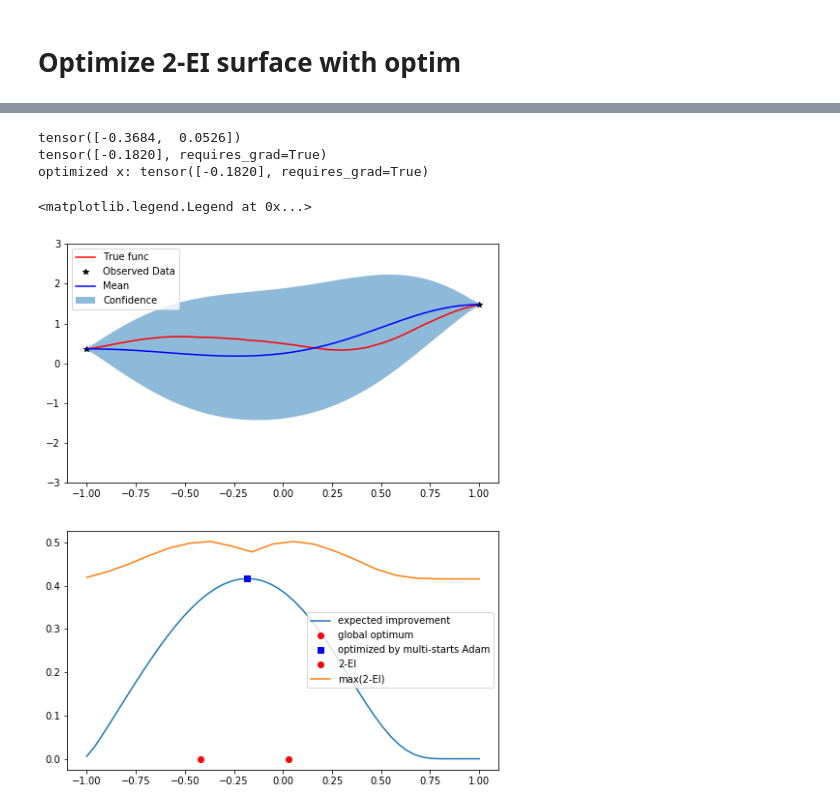
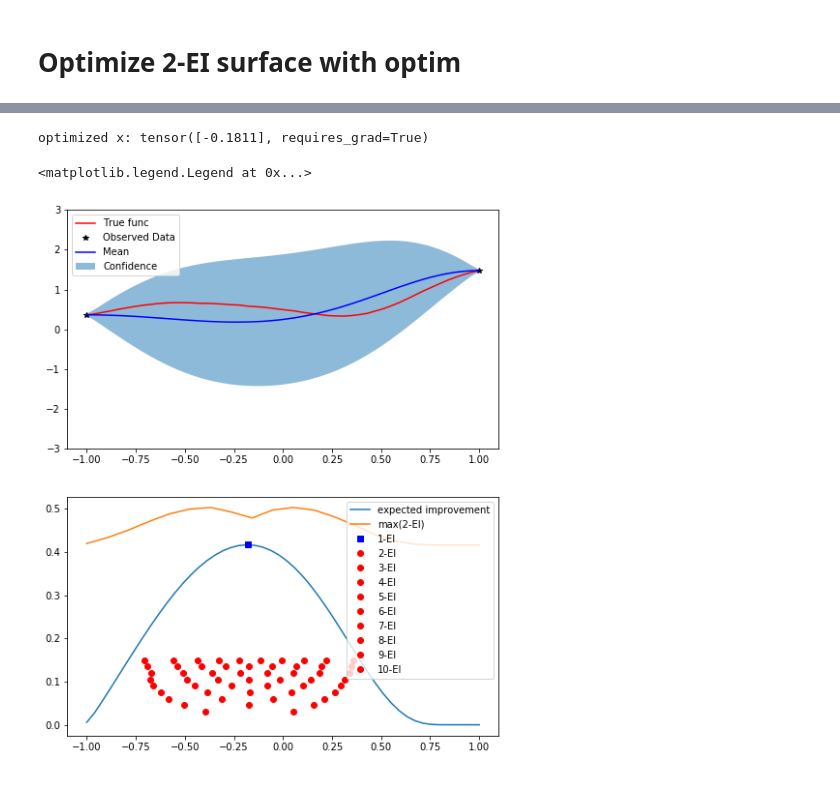
Before and after one commit to daidaixiong/gpytorch, a Jupyter notebook: examples/12_Bayesian_Optimization/bayesopt.ipynb, the cells around one changed output, grey strips where cells are left out. Drawn from its saved outputs; the diff is of its cells as text; code cells hidden in the pictures.

```diff
--- a/examples/12_Bayesian_Optimization/bayesopt.ipynb
+++ b/examples/12_Bayesian_Optimization/bayesopt.ipynb
@@ -150,14 +151,17 @@ def multi_start_optim(func,
         num_restarts = len(x_inits)
     else:
         d = bounds.shape[0]
-        sobol_engine = SobolEngine(d, scramble=True, seed=0)
+        sobol_engine = SobolEngine(d, scramble=True)
         x_inits = np.array(sobol_engine.draw(num_restarts), dtype=np.float32)
-
+        lower_bound = bounds[:,0].reshape(1,-1)
+        interval_length = (bounds[:,1] - bounds[:,0]).reshape(1,-1)
+        x_inits = x_inits * interval_length + lower_bound
+    print(x_inits)
     x_star = tensor(x_inits[0])
     min_loss = 0.
     for restart in range(num_restarts):
         x0 = tensor(x_inits[restart], requires_grad=True)
-        print('Initialized at: ', x0)
+        print('Restart at: ', x0)
         optimizer = optim.Adam([x0], lr=learning_rate)
         for i in range(num_iters):
             optimizer.zero_grad()
@@ -185,7 +189,7 @@ def multi_start_optim(func,
             min_loss = loss
             x_star = x0
         print('local optimum:', x_star)
-    return x_star, loss
+    return x_star, min_loss
 # %% [markdown]
 # Plot EI and the optimized location, with multi-restart Adam optimizer
 # %%
@@ -288,7 +292,8 @@ class qExpectedImprovement(nn.Module):
             if self.sampler == 'mc':
                 self.z_samples = torch.randn(q, self.num_mc_samples)
             elif self.sampler == 'qmc':
-                self.z_samples = draw_sobol_normal_samples(q, self.num_mc_samples)
+                self.z_samples = draw_sobol_normal_samples(q, self.num_mc_samples).transpose(0,1)
+        #debugger.set_trace()
         y = f_mean + L @ self.z_samples
         y_min, _ = torch.min(y, 0)
         ei = torch.relu(self.y_current_best - y_min)
@@ -424,15 +429,20 @@ print(two_ei_surface1.shape)
 two_ei_surface2 = qEI.compute_2ei_surface(test_x, analytic=False, use_forward=True,
                                           compute_diag_with_ei=compute_diag_with_ei)
 print(two_ei_surface2.shape)
+qEI = qExpectedImprovement(model, y_best, num_mc_samples, sampler='qmc')
+two_ei_surface3 = qEI.compute_2ei_surface(test_x, analytic=False, use_forward=True,
+                                          compute_diag_with_ei=compute_diag_with_ei)
+print(two_ei_surface3.shape)
 
-
-f, ax = plt.subplots(1, 2, figsize=(10, 5))
+f, ax = plt.subplots(1, 3, figsize=(15, 5))
 #ax[0].contour(two_ei_surface, 10)
 #ax[0].title('monte carlo comput
 ax[0].contour(two_ei_surface1, 10)
 ax[0].set_title('Analytic 2-EI')
 ax[1].contour(two_ei_surface2, 10)
 ax[1].set_title('Monte Carlo 2-EI')
+ax[1].contour(two_ei_surface2, 10)
+ax[1].set_title('Quasi Monte Carlo 2-EI')
 
 print(qEI.num_mc_samples)
 print_num = 2
@@ -553,33 +576,31 @@ true max: 0.5033173561096191
 # %%
-idx1, idx2 = np.unravel_index(np.argmax(two_ei_surface1), two_ei_surface1.shape)
-print(test_x[[idx1, idx2]])
-print(x_star)
 with torch.no_grad():
     # Initialize plot
     f, ax = plt.subplots(2, 1, figsize=(8, 10))
     # Get upper and lower confidence bounds
     lower, upper = y_post.confidence_region()
     # Plot training data as black stars
     ax[0].plot(x.numpy(), y.numpy(), 'r')
     ax[0].plot(train_x.numpy(), train_y.numpy(), 'k*')
     # Plot predictive means as blue line
     ax[0].plot(x.numpy(), y_post.mean.detach().numpy(), 'b')
     # Shade between the lower and upper confidence bounds
     ax[0].fill_between(x.numpy(), lower.numpy(), upper.numpy(), alpha=0.5)
     ax[0].set_ylim([-3, 3])
     ax[0].legend(['True func', 'Observed Data', 'Mean', 'Confidence'])
     ax[1].plot(x.numpy(), ei.detach().numpy(), label='expected improvement')
-    ax[1].plot(x[torch.argmax(ei)].numpy(), torch.max(ei).numpy(), 'ro', label='global optimum')
-
+    #ax[1].plot(x[torch.argmax(ei)].numpy(), torch.max(ei).numpy(), 'ro', label='global optimum')
+    ax[1].plot(test_x.numpy(), two_ei_surface2.max(axis=0), label='max(2-EI)')
 
 print("optimized x:", x_star)
-ax[1].plot(x_star.item(), -max_ei.item(), 'bs', label='optimized by multi-starts Adam')
-ax[1].plot(x_star2.detach().numpy(), [0,0], 'ro', label='2-EI')
-ax[1].plot(test_x.numpy(), two_ei_surface2.max(axis=0), label='max(2-EI)')
+ax[1].plot(x_star.item(), -max_ei.item(), 'bs', label='1-EI')
+
+for q in range(2, max_q+1):
+    label = '%d-EI' % q
+    ax[1].plot(optimized_x[q].detach().numpy(), np.zeros((q,))+q*.015, 'ro', label=label)
+
 ax[1].legend()
 # %% [output]
-tensor([-0.3684,  0.0526])
-tensor([-0.1820], requires_grad=True)
-optimized x: tensor([-0.1820], requires_grad=True)
+optimized x: tensor([-0.1811], requires_grad=True)
 <matplotlib.legend.Legend at 0x...>
-[figure, old version]
+[figure, new version]
```
Also changed, not shown: parts of 13 cells of this notebook.
